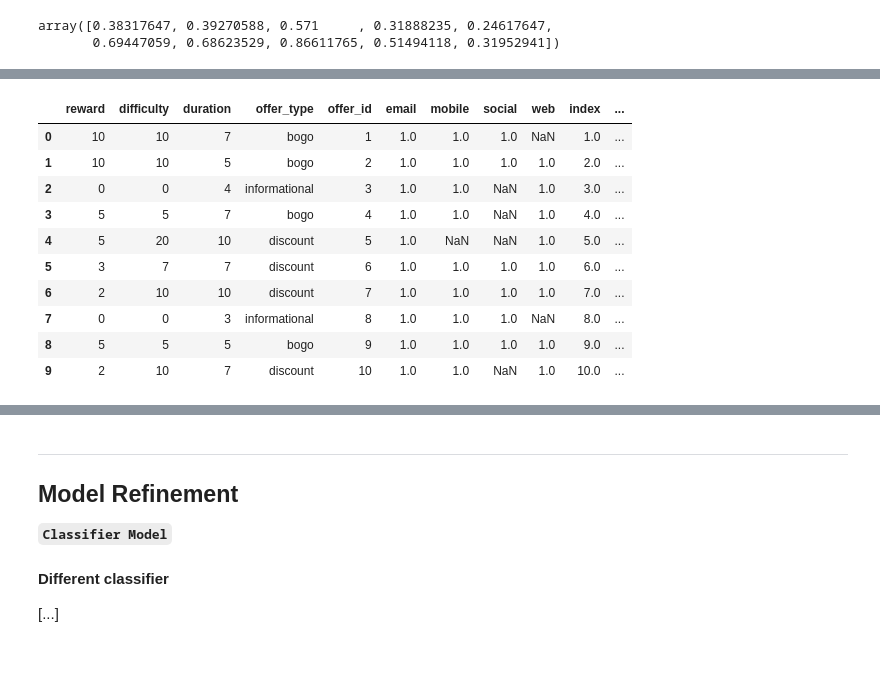
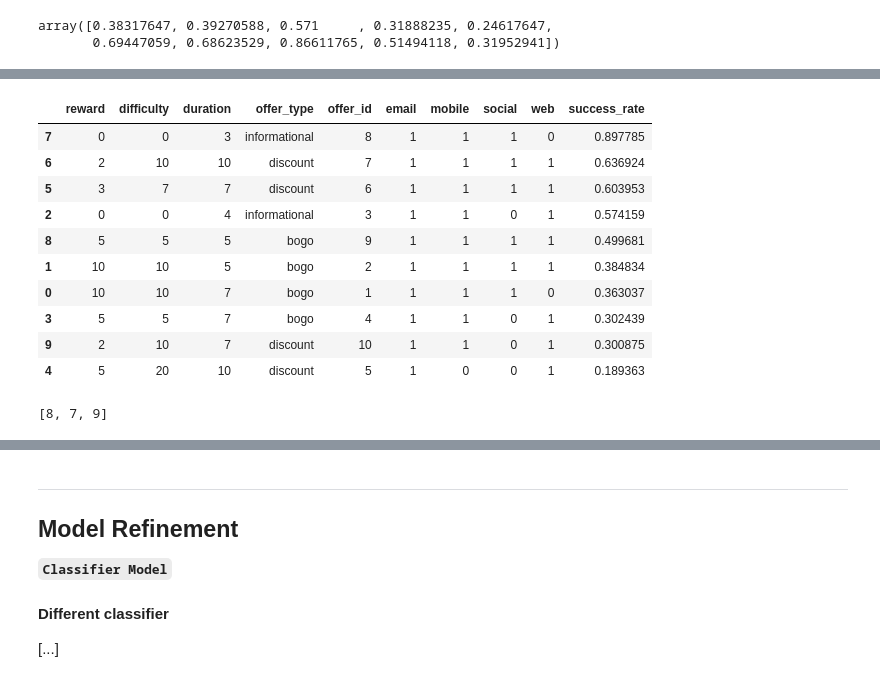
Before and after one commit to sandramuschkorgel/Udacity_DSND_Starbucks, a Jupyter notebook: Starbucks_Capstone_Challenge.ipynb, the cells around one changed output, grey strips where cells are left out. Cells and saved outputs as stored; diff of their text form; code cells hidden in the pictures.

Commit message:
Feat: Ranked Based Recommendations added

```diff
--- a/Starbucks_Capstone_Challenge.ipynb
+++ b/Starbucks_Capstone_Challenge.ipynb
@@ -1368,2 +1368,0 @@ array([0.38317647, 0.39270588, 0.571     , 0.31888235, 0.24617647,
-# %%
-ranked_offers = (user_offer_df[offers].sum() / user_offer_df[offers].count()).to_frame().reset_index().rename(columns={0:'success_rate'})
@@ -1384,14 +1369,38 @@ ranked_offers.sort_values(by='success_rate', ascending=False)
-# %%
-pd.concat([portfolio_clean, go], axis=1)
-# %% [output]
-|  | reward | difficulty | duration | offer_type | offer_id | email | mobile | social | web | index | ... |
-| 0 | 10 | 10 | 7 | bogo | 1 | 1.0 | 1.0 | 1.0 | NaN | 1.0 | ... |
-| 1 | 10 | 10 | 5 | bogo | 2 | 1.0 | 1.0 | 1.0 | 1.0 | 2.0 | ... |
-| 2 | 0 | 0 | 4 | informational | 3 | 1.0 | 1.0 | NaN | 1.0 | 3.0 | ... |
-| 3 | 5 | 5 | 7 | bogo | 4 | 1.0 | 1.0 | NaN | 1.0 | 4.0 | ... |
-| 4 | 5 | 20 | 10 | discount | 5 | 1.0 | NaN | NaN | 1.0 | 5.0 | ... |
-| 5 | 3 | 7 | 7 | discount | 6 | 1.0 | 1.0 | 1.0 | 1.0 | 6.0 | ... |
-| 6 | 2 | 10 | 10 | discount | 7 | 1.0 | 1.0 | 1.0 | 1.0 | 7.0 | ... |
-| 7 | 0 | 0 | 3 | informational | 8 | 1.0 | 1.0 | 1.0 | NaN | 8.0 | ... |
-| 8 | 5 | 5 | 5 | bogo | 9 | 1.0 | 1.0 | 1.0 | 1.0 | 9.0 | ... |
-| 9 | 2 | 10 | 7 | discount | 10 | 1.0 | 1.0 | NaN | 1.0 | 10.0 | ... |
+# %%
+def ranked_portfolio(df=user_offer_df, offer_type=['informational', 'bogo', 'discount']):
+    """
+    Rank the offers by successfulness.
+
+    INPUT:
+    df - user_offer_df
+    offer_type - select specific offers (default all offers)
+
+    OUTPUT:
+    portfolio_success - df containing a list of offers and their success rate (from highest to lowest)
+    """
+
+    ranked_offers = (df[offers].sum() /
+                     df[offers].count()).to_frame().reset_index().rename(columns={'index': 'offer',
+                                                                                  0:'success_rate'})
+
+    portfolio_successes = pd.concat([portfolio_clean, ranked_offers], axis=1).drop('offer', axis=1)
+
+    portfolio_successes = portfolio_successes[portfolio_successes.offer_type.isin(offer_type)]
+
+    portfolio_successes = portfolio_successes.sort_values(by=['success_rate'], ascending=False)
+
+    return portfolio_successes
+# %%
+ranked_portfolio().style.bar(subset=['success_rate'], align='mid', color=['lightgrey'])
+# %% [output]
+|  | reward | difficulty | duration | offer_type | offer_id | email | mobile | social | web | success_rate |
+| 7 | 0 | 0 | 3 | informational | 8 | 1 | 1 | 1 | 0 | 0.897785 |
+| 6 | 2 | 10 | 10 | discount | 7 | 1 | 1 | 1 | 1 | 0.636924 |
+| 5 | 3 | 7 | 7 | discount | 6 | 1 | 1 | 1 | 1 | 0.603953 |
+| 2 | 0 | 0 | 4 | informational | 3 | 1 | 1 | 0 | 1 | 0.574159 |
+| 8 | 5 | 5 | 5 | bogo | 9 | 1 | 1 | 1 | 1 | 0.499681 |
+| 1 | 10 | 10 | 5 | bogo | 2 | 1 | 1 | 1 | 1 | 0.384834 |
+| 0 | 10 | 10 | 7 | bogo | 1 | 1 | 1 | 1 | 0 | 0.363037 |
+| 3 | 5 | 5 | 7 | bogo | 4 | 1 | 1 | 0 | 1 | 0.302439 |
+| 9 | 2 | 10 | 7 | discount | 10 | 1 | 1 | 0 | 1 | 0.300875 |
+| 4 | 5 | 20 | 10 | discount | 5 | 1 | 0 | 0 | 1 | 0.189363 |
@@ -1397,0 +1435,5 @@ pd.concat([portfolio_clean, go], axis=1)
+# %%
+# Example: Recommend highest ranked offer from each offer type
+recommend_top_offers(n=1, rainbow=True)
+# %% [output]
+[8, 7, 9]
```
Also changed, not shown: parts of 16 cells of this notebook.
